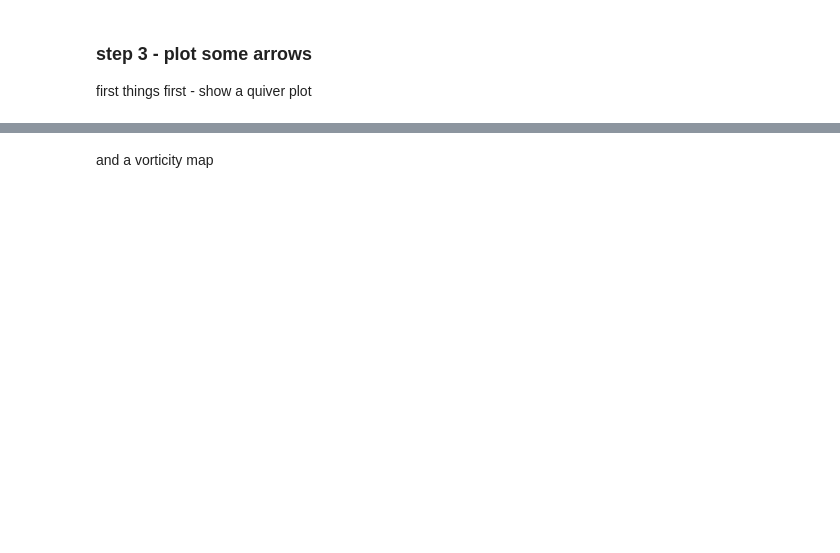
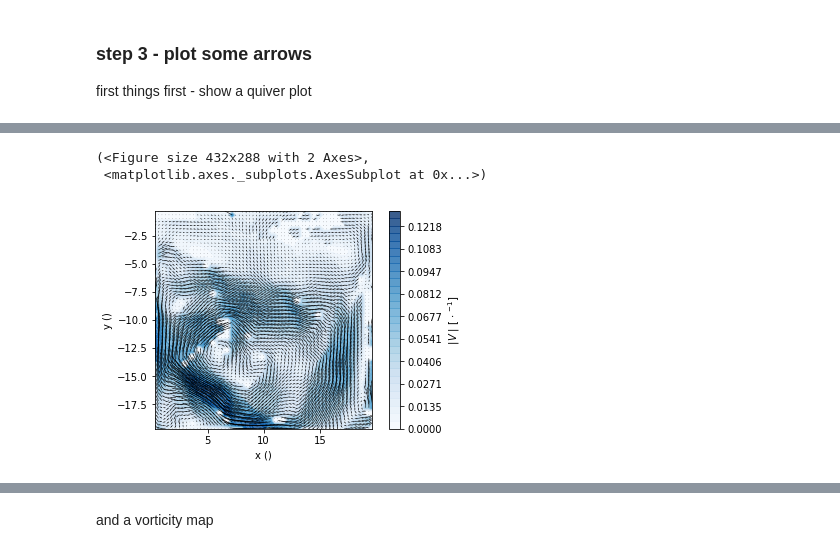
Before and after one commit to alexlib/pivpy, a Jupyter notebook: examples/notebooks/Getting_Started.ipynb, the cells around one changed output, grey strips where cells are left out. Cells and saved outputs as stored; diff of their text form; code cells hidden in the pictures; blank space fills up the shorter version.

```diff
--- a/examples/notebooks/Getting_Started.ipynb
+++ b/examples/notebooks/Getting_Started.ipynb
@@ -46,0 +73,6 @@ fig, ax = vecPlot.genQuiver(vecs[0], nthArr=2, arrScale=20)
+# %%
+# we can read also a single file only into a 1 frame dataset
+d = io.loadvec('/Users/alex/Documents/OpenPIV/pivpy/tests/data/Run000001.T000.D000.P000.H001.L.vec')
+# %%
+graphics.quiver(d,arrScale=10)
+# %% [output]
@@ -46,0 +80,3 @@ fig, ax = vecPlot.genQuiver(vecs[0], nthArr=2, arrScale=20)
+(<Figure size 432x288 with 2 Axes>,
+ <matplotlib.axes._subplots.AxesSubplot at 0x...>)
+[figure, added]
```
Also changed, not shown: parts of 17 cells of this notebook, 5 other files.
